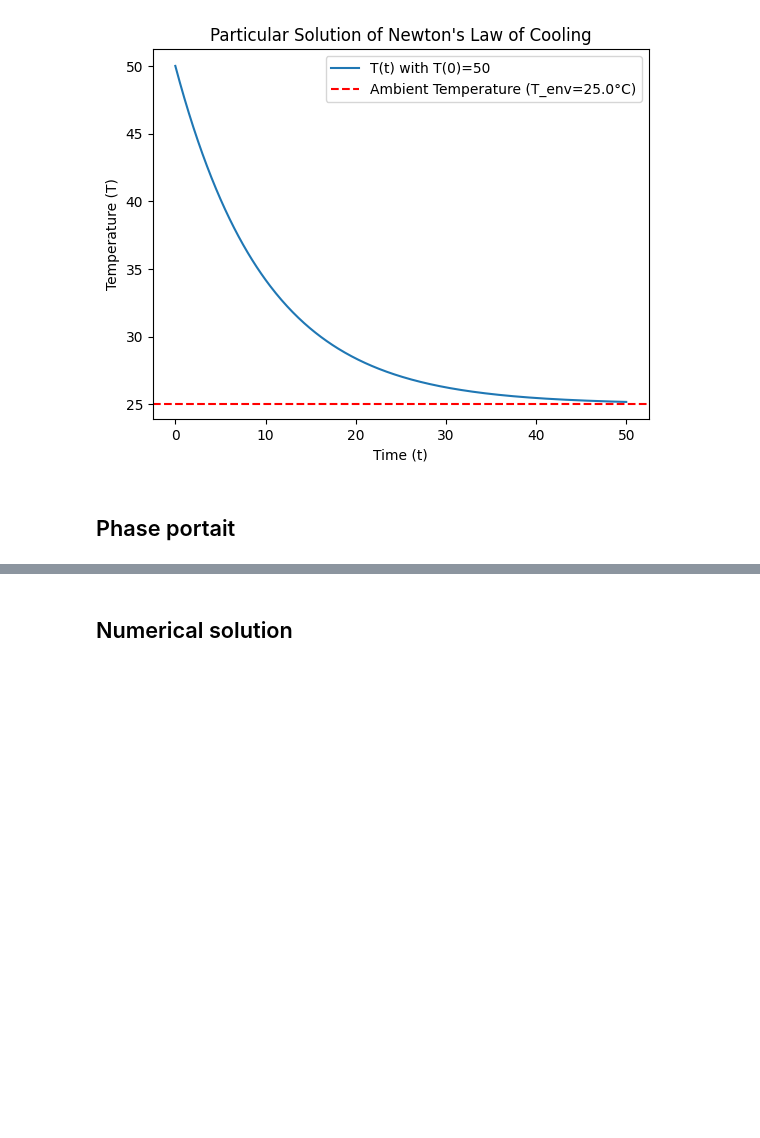
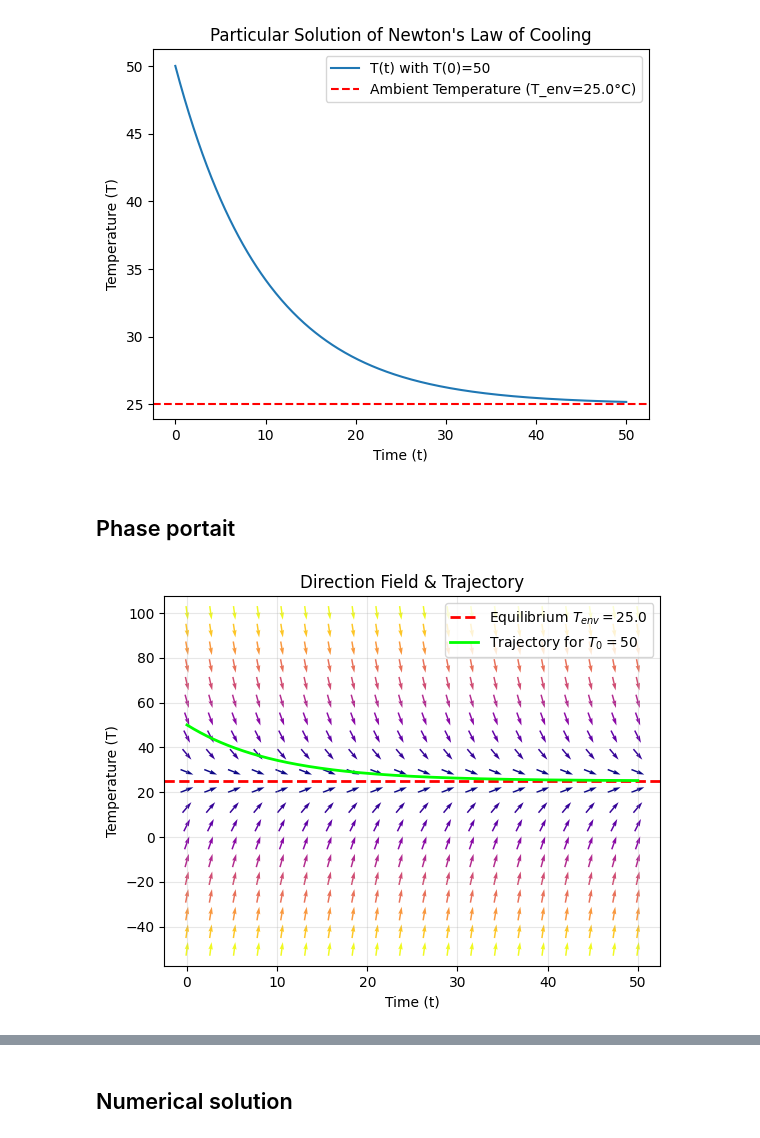
Before and after one commit to Vybornak2/ODE, a Jupyter notebook: src/t1_separation_of_variables.ipynb, the cells around one changed output, grey strips where cells are left out. Saved outputs shown, nothing was run; the diff lists cells and outputs as text; code cells hidden in the pictures; blank space fills up the shorter version.

```diff
--- a/src/t1_separation_of_variables.ipynb
+++ b/src/t1_separation_of_variables.ipynb
@@ -131,6 +131,53 @@ def system(
     dt = np.ones_like(t)  # Time derivative of t is 1
     dT = -k * (T - T_env)
     return dt, dT
+# %%
+plt.figure()
+
+t_grid = np.linspace(0, 50, 20)
+T_grid = np.linspace(-50, 100, 20)
+t_mesh, T_mesh = np.meshgrid(t_grid, T_grid)
+
+# Calculate vector field
+dt_mesh, dT_mesh = system(t_mesh, T_mesh)
+
+# Vector normalization for better visuals
+M = np.hypot(dt_mesh, dT_mesh)  # euler norm
+M[M == 0] = 1.0  # Avoid division by zero
+dt_norm = dt_mesh / M
+dT_norm = dT_mesh / M
+
+plt.quiver(t_mesh, T_mesh, dt_norm, dT_norm, M, pivot="mid", cmap="plasma")
+
+plt.axhline(
+    y=T_env,
+    color="red",
+    linestyle="--",
+    linewidth=2,
+    label=f"Equilibrium $T_{{env}}={T_env}$",
+)
+
+# Plot the specific trajectory we calculated earlier
+t_track = np.linspace(0, 50, 400)
+T_lam = sp.lambdify(t, sol.rhs, "numpy")
+T_track_vals = T_lam(t_track)
+plt.plot(
+    t_track,
+    T_track_vals,
+    "k-",
+    linewidth=2,
+    label=f"Trajectory for $T_0={T0}$",
+    color="lime",
+)
+
+plt.title("Direction Field & Trajectory")
+plt.xlabel("Time (t)")
+plt.ylabel("Temperature (T)")
+plt.legend()
+plt.grid(True, alpha=0.3)
+plt.show()
+# %% [output]
+[figure, added]
 # %%
 plt.figure()
 
```
Also changed, not shown: parts of 3 cells of this notebook.
